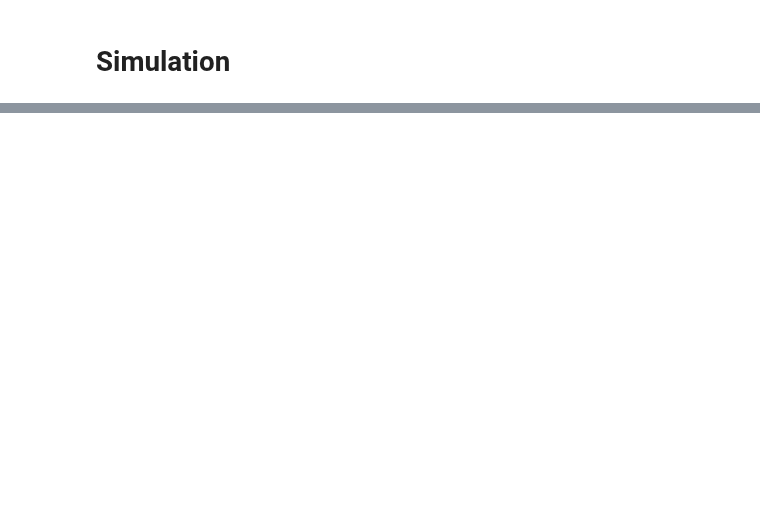
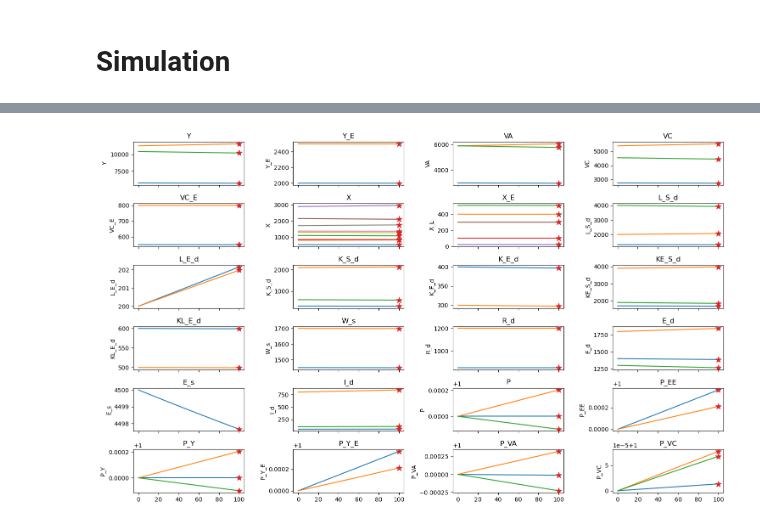
Before and after one commit to jessegrabowski/cge_modeling, a Jupyter notebook: notebooks/09 - Seperate Energy Sector extended Bundler.ipynb, the cells around one changed output, grey strips where cells are left out. Cells and saved outputs as stored; diff of their text form; code cells hidden in the pictures; blank space fills up the shorter version.

```diff
--- a/notebooks/09 - Seperate Energy Sector extended Bundler.ipynb
+++ b/notebooks/09 - Seperate Energy Sector extended Bundler.ipynb
@@ -71,4 +47,4 @@ sectors = ["Ag", "Ind", "Serv"]
 eprod = ["coal", "nuc"]  # ,"sol"]
 n_sectors = len(sectors)
 n_eprod = len(eprod)
-coords = {"i": sectors, "j": sectors, "k": eprod, "g": eprod}
+coords = {"i": sectors, "j": sectors, "k": eprod, "g": eprod, "egrid": 1}
@@ -544,8 +518,15 @@ len(mod.unpacked_equation_names)
 # %%
-def get_CES_params(fac1, fac2, p1, p2, output, epsilon):
+def get_CES_2goods_params(fac1, fac2, p1, p2, output, epsilon):
     _rho = (epsilon - 1) / epsilon
     alpha = p1 * fac1 ** (1 / epsilon) / ((p1 * fac1 ** (1 / epsilon) + p2 * fac2 ** (1 / epsilon)))
     A = output * (alpha * fac1**_rho + (1 - alpha) * fac2**_rho) ** (-1 / _rho)
+    return A, alpha
+
+
+def get_CES_Ngoods_params(facs, ps, output, epsilon):
+    _rho = (epsilon - 1) / epsilon
+    alpha = ps * facs ** (1 / epsilon) / (ps * facs ** (1 / epsilon)).sum()
+    A = output * (alpha * facs**_rho).sum() ** (-1 / _rho)
     return A, alpha
 
 
@@ -561,7 +542,6 @@ def get_DXS_params(P: np.array, X: np.array, epsilon: float):
 def get_CD_params(output: float, output_price: float, factors: np.array, factor_prices: list):
     alpha = factor_prices * factors / (output_price * output)
     A = output / (factors**alpha).prod()
-    print((factors**alpha).prod())
     return A, alpha
 # %%
 def calibrate_model(
@@ -583,13 +563,13 @@ def calibrate_model(
     X_E,
     I_d,
     epsilon_VA,
-    epsilon_KL_S,
+    epsilon_KE_S,
     epsilon_KL_E,
     epsilon_W,
+    epsilon_Es,
     variables,
     parameters,
 ):
-    #     tau_E = 1
 
     # Normalize prices to 1
     w = 1.0
@@ -603,7 +583,7 @@ def calibrate_model(
     P_VC_E = np.ones(n_eprod)
     P_Y_E = np.ones(n_eprod)
 
-    P_KL_S = np.ones(n_sectors)
+    P_KE_S = np.ones(n_sectors)
     P_KL_E = np.ones(n_eprod)
 
     P_W = np.ones(n_eprod)
@@ -636,28 +616,24 @@ def calibrate_model(
     Y_E /= P_EE
 
     # Firm calibration
-    KL_S_d = (K_S_d * r + L_S_d * w) / P_KL_S
+    KE_S_d = (K_S_d * r + E_d * P_E) / P_KE_S
     KL_E_d = (K_E_d * r + L_E_d * w) / P_KL_E
     W_s = (KL_E_d * P_KL_E + R_d * P_R) / P_W
-    VA = (P_KL_S * KL_S_d + P_E * E_d) / P_VA
+    VA = (P_KE_S * KE_S_d + w * L_S_d) / P_VA
 
     VC = (P[:, None] * X).sum(axis=0) / P_VC
     VC_E = (P[:, None] * X_E).sum(axis=0) / P_VC_E
 
     # Final good sector Value Add
-    A_VA, alpha_VA = get_CES_params(KL_S_d, E_d, P_KL_S, P_E, VA, epsilon_VA)
-    A_KL_S, alpha_KL_S = get_CES_params(K_S_d, L_S_d, r, w, KL_S_d, epsilon_KL_S)
+    A_VA, alpha_VA = get_CES_2goods_params(KE_S_d, L_S_d, P_KE_S, w, VA, epsilon_VA)
+    A_KE_S, alpha_KE_S = get_CES_2goods_params(K_S_d, E_d, r, P_E, KE_S_d, epsilon_KE_S)
 
     # Energy sector production function
-    A_KL_E, alpha_KL_E = get_CES_params(K_E_d, L_E_d, r, w, KL_E_d, epsilon_KL_E)
-    A_W, alpha_W = get_CES_params(KL_E_d, R_d, P_KL_E, P_R, W_s, epsilon_W)
+    A_KL_E, alpha_KL_E = get_CES_2goods_params(K_E_d, L_E_d, r, w, KL_E_d, epsilon_KL_E)
+    A_W, alpha_W = get_CES_2goods_params(KL_E_d, R_d, P_KL_E, P_R, W_s, epsilon_W)
 
     # Energy mix aggregator
-    A_Es, alpha_Es = get_CD_params(E_s, P_E, Y_E, P_EE)
-
-    #     A_C, alpha_C = get_DXS_params(P, C, epsilon_C)
-    #     C_total = (alpha_C * C ** ((epsilon_C - 1) / epsilon_C)).sum() ** (epsilon_C / (epsilon_C - 1))
-    #     U = C_total
+    A_Es, alpha_Es = get_CES_Ngoods_params(Y_E, P_EE, E_s, epsilon_Es)
 
     psi_VA = VA / Y
     psi_VC = VC / Y
@@ -719,9 +695,10 @@ initial_data = {
 
 econometric_estimates = {
     "epsilon_VA": np.ones(n_sectors) * 10.0,
-    "epsilon_KL_S": np.ones(n_sectors) * 10.0,
+    "epsilon_KE_S": np.ones(n_sectors) * 10.0,
     "epsilon_KL_E": np.ones(n_eprod) * 10.0,
     "epsilon_W": np.ones(n_eprod) * 5.0,
+    "epsilon_Es": 2,
 }
 # %%
 calibrated_data = calibrate_model(
@@ -788,15 +759,20 @@ res
 # %%
 fig, ax = plt.subplots(6, 4, figsize=(15, 9), sharex=True)
 for i, (axis, var) in enumerate(zip(fig.axes, mod.variable_names)):
     data = idata.variables[var]
     if data.ndim > 2:
-        data = data.stack(pair=["i", "j"])
+        try:
+            data = data.stack(pair=["i", "j"])
+        except KeyError:
+            data = data.stack(pair=["i", "k"])
     data.plot.line(x="step", ax=axis, add_legend=False)
     axis.set(title=var, xlabel=None)
 
     scatter_grid = np.full(int(np.prod(res_d[var].shape)), idata.variables.coords["step"].max())
     axis.scatter(scatter_grid, res_d[var].ravel(), marker="*", color="tab:red", zorder=10, s=100)
 fig.tight_layout()
+# %% [output]
+[figure, added]
 # %%
 import squarify
 
```
Also changed, not shown: parts of 17 cells of this notebook, 6 other files.
